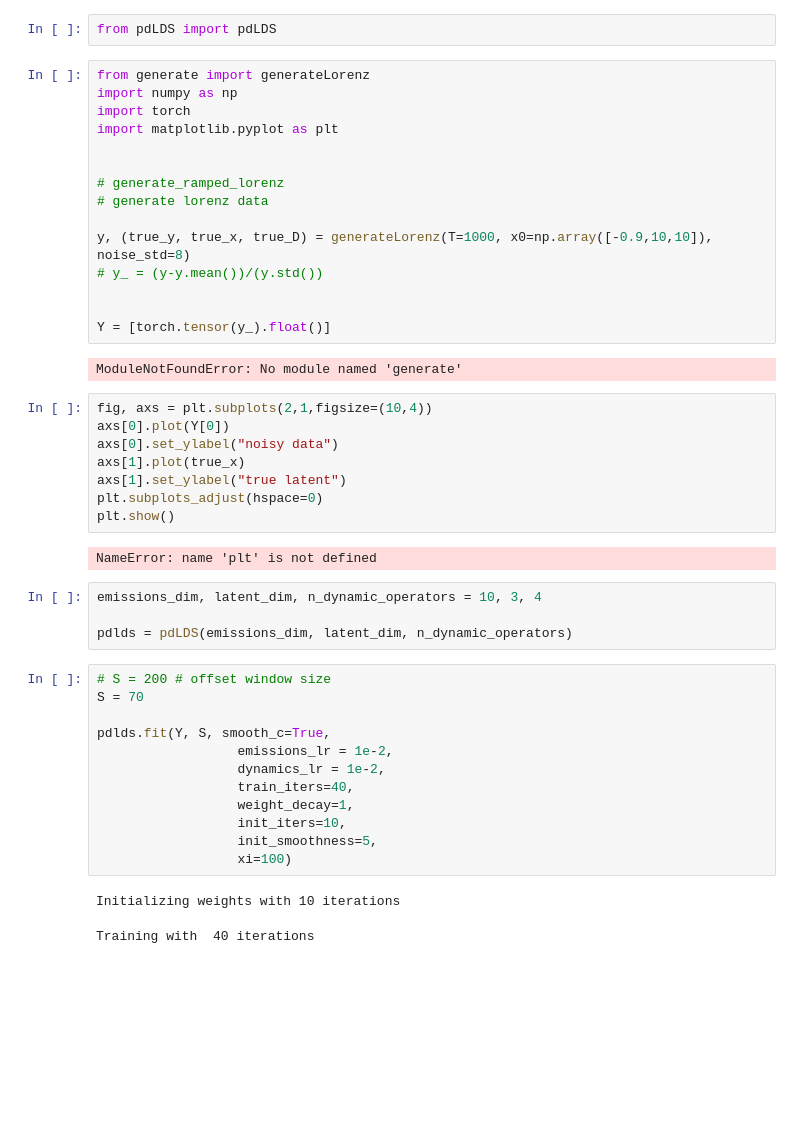
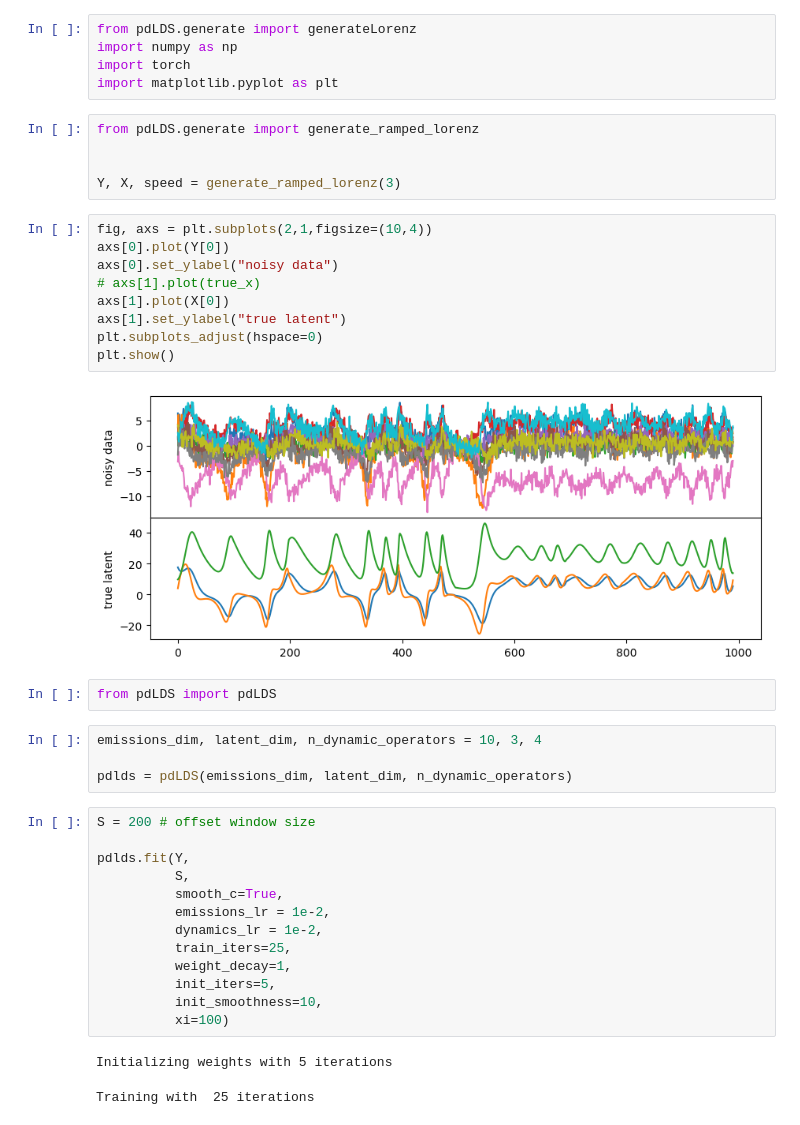
Before and after one commit to siplab-gt/probabilistic-decomposed-linear-dynamical-systems, a Jupyter notebook: notebooks/Lorenz Example.ipynb, the cells around one changed output. Drawn from its saved outputs; the diff is of its cells as text; blank space fills up the shorter version.

```diff
--- a/notebooks/Lorenz Example.ipynb
+++ b/notebooks/Lorenz Example.ipynb
@@ -1,48 +1,43 @@
+# %%
+from pdLDS.generate import generateLorenz
+import numpy as np
+import torch
+import matplotlib.pyplot as plt
+# %%
+from pdLDS.generate import generate_ramped_lorenz
+
+
+Y, X, speed = generate_ramped_lorenz(3)
+# %%
+fig, axs = plt.subplots(2,1,figsize=(10,4))
+axs[0].plot(Y[0])
+axs[0].set_ylabel("noisy data")
+# axs[1].plot(true_x)
+axs[1].plot(X[0])
+axs[1].set_ylabel("true latent")
+plt.subplots_adjust(hspace=0)
+plt.show()
+# %% [output]
+[figure, added]
 # %%
 from pdLDS import pdLDS
-# %%
-from generate import generateLorenz
-import numpy as np
-import torch
-import matplotlib.pyplot as plt
-
-
-# generate_ramped_lorenz
-# generate lorenz data
-
-y, (true_y, true_x, true_D) = generateLorenz(T=1000, x0=np.array([-0.9,10,10]), noise_std=8)
-# y_ = (y-y.mean())/(y.std())
-
-
-Y = [torch.tensor(y_).float()]
-# %% [output]
-ModuleNotFoundError: No module named 'generate'
-# %%
-fig, axs = plt.subplots(2,1,figsize=(10,4))
-axs[0].plot(Y[0])
-axs[0].set_ylabel("noisy data")
-axs[1].plot(true_x)
-axs[1].set_ylabel("true latent")
-plt.subplots_adjust(hspace=0)
-plt.show()
-# %% [output]
-NameError: name 'plt' is not defined
 # %%
 emissions_dim, latent_dim, n_dynamic_operators = 10, 3, 4
 
 pdlds = pdLDS(emissions_dim, latent_dim, n_dynamic_operators)
 # %%
-# S = 200 # offset window size
-S = 70
+S = 200 # offset window size
 
-pdlds.fit(Y, S, smooth_c=True,
-                  emissions_lr = 1e-2,
-                  dynamics_lr = 1e-2,
-                  train_iters=40,
-                  weight_decay=1,
-                  init_iters=10,
-                  init_smoothness=5,
-                  xi=100)
+pdlds.fit(Y,
+          S,
+          smooth_c=True,
+          emissions_lr = 1e-2,
+          dynamics_lr = 1e-2,
+          train_iters=25,
+          weight_decay=1,
+          init_iters=5,
+          init_smoothness=10,
+          xi=100)
 # %% [output]
-Initializing weights with 10 iterations
+Initializing weights with 5 iterations
-Training with  40 iterations
+Training with  25 iterations
```
Also changed, not shown: parts of 3 cells of this notebook, 5 other files.
